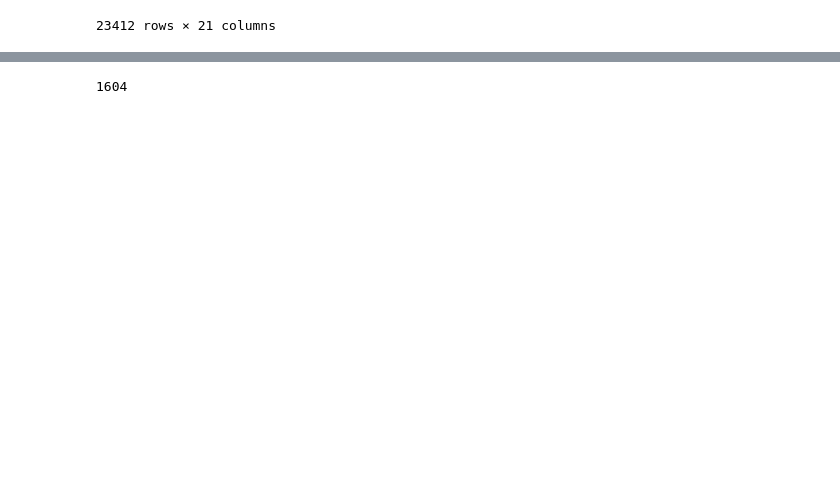
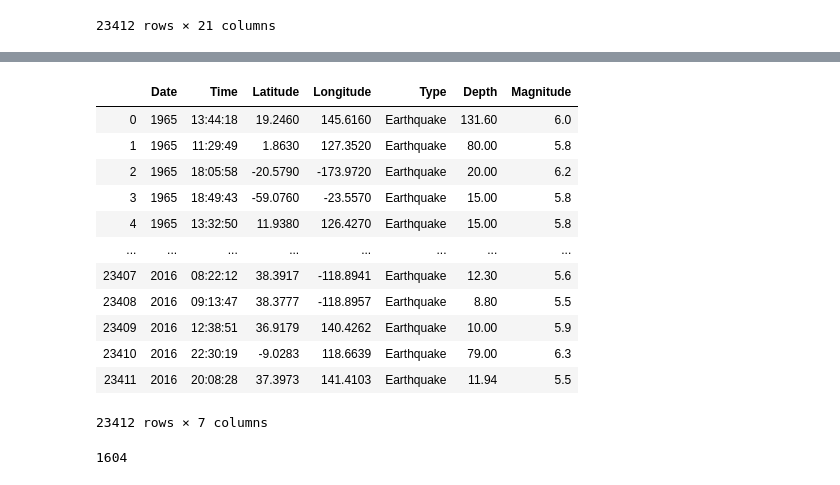
Before and after one commit to com-480-data-visualization/com-480-project-big-yoshi-club, a Jupyter notebook: data/Earthquakes.ipynb, the cells around one changed output, grey strips where cells are left out. Drawn from its saved outputs; the diff is of its cells as text; code cells hidden in the pictures; blank space fills up the shorter version.

```diff
--- a/data/Earthquakes.ipynb
+++ b/data/Earthquakes.ipynb
@@ -50,3 +67,19 @@ Index(['Date', 'Time', 'Latitude', 'Longitude', 'Type', 'Depth', 'Depth Error',
+# %%
+export
+# %% [output]
+|  | Date | Time | Latitude | Longitude | Type | Depth | Magnitude |
+| 0 | 1965 | 13:44:18 | 19.2460 | 145.6160 | Earthquake | 131.60 | 6.0 |
+| 1 | 1965 | 11:29:49 | 1.8630 | 127.3520 | Earthquake | 80.00 | 5.8 |
+| 2 | 1965 | 18:05:58 | -20.5790 | -173.9720 | Earthquake | 20.00 | 6.2 |
+| 3 | 1965 | 18:49:43 | -59.0760 | -23.5570 | Earthquake | 15.00 | 5.8 |
+| 4 | 1965 | 13:32:50 | 11.9380 | 126.4270 | Earthquake | 15.00 | 5.8 |
+| ... | ... | ... | ... | ... | ... | ... | ... |
+| 23407 | 2016 | 08:22:12 | 38.3917 | -118.8941 | Earthquake | 12.30 | 5.6 |
+| 23408 | 2016 | 09:13:47 | 38.3777 | -118.8957 | Earthquake | 8.80 | 5.5 |
+| 23409 | 2016 | 12:38:51 | 36.9179 | 140.4262 | Earthquake | 10.00 | 5.9 |
+| 23410 | 2016 | 22:30:19 | -9.0283 | 118.6639 | Earthquake | 79.00 | 6.3 |
+| 23411 | 2016 | 20:08:28 | 37.3973 | 141.4103 | Earthquake | 11.94 | 5.5 |
+23412 rows × 7 columns
 # %%
 len([d for d in data['Horizontal Distance'] if not math.isnan(d)])
 # %% [output]
```
Also changed, not shown: parts of 6 cells of this notebook, 3 other files.
